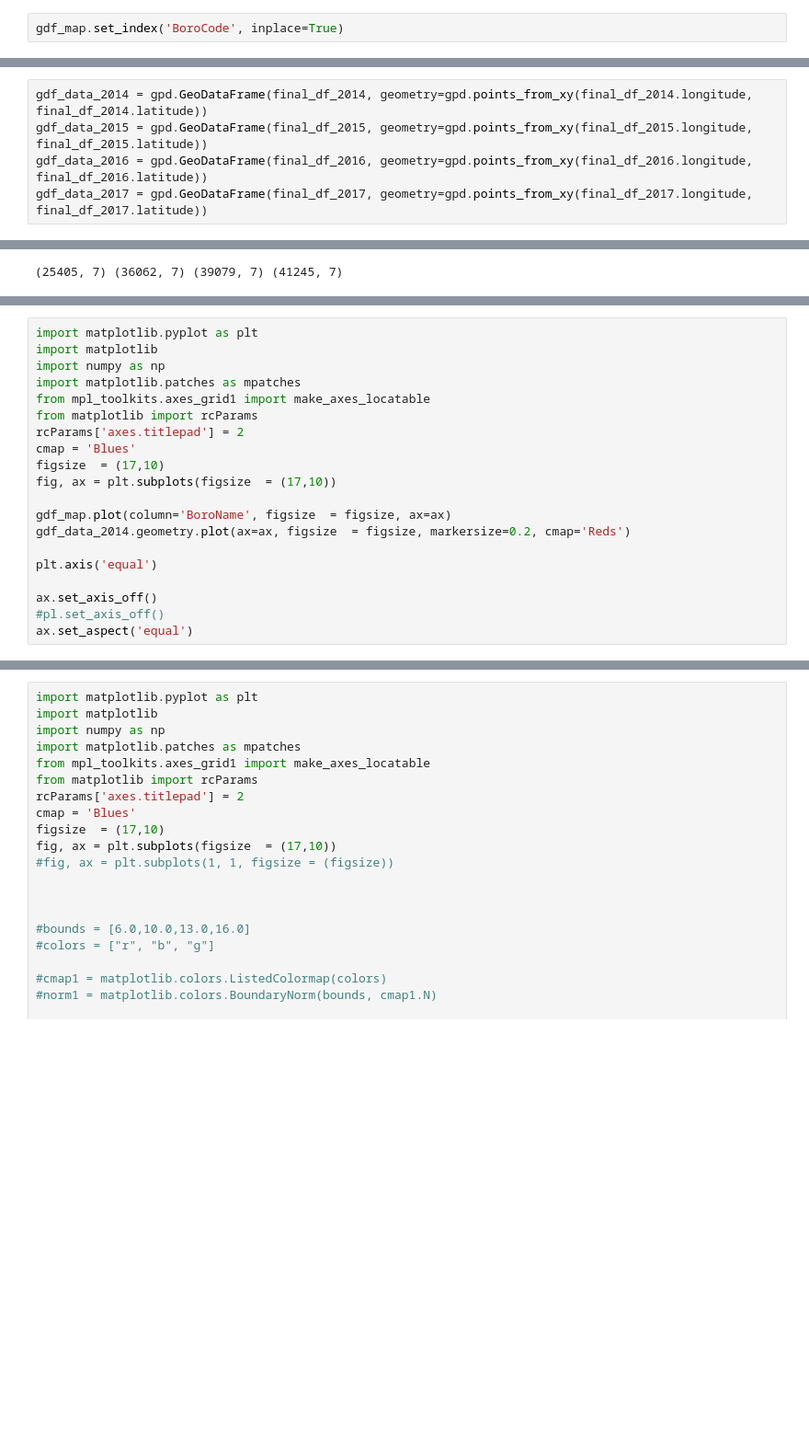
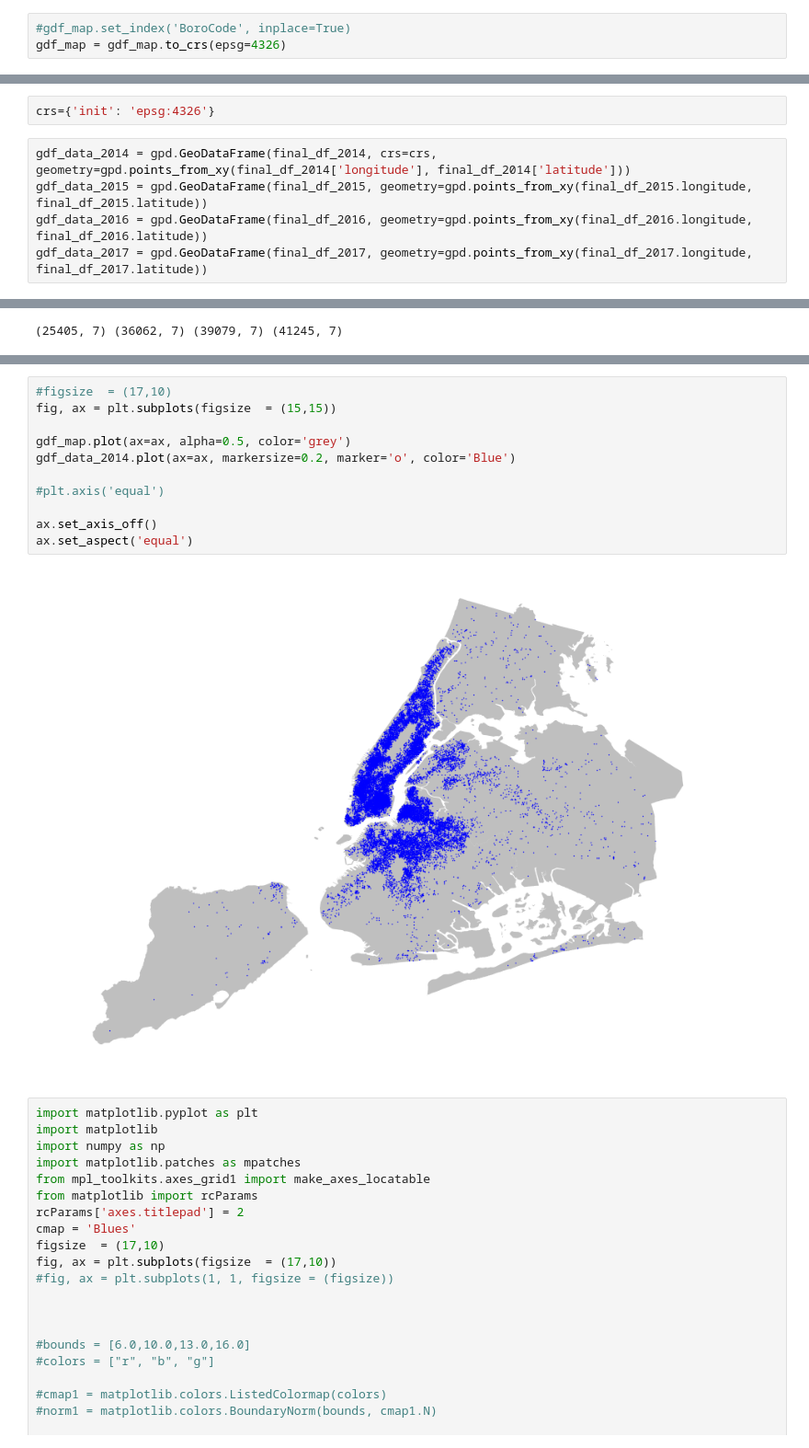
Before and after one commit to Saranyanv/test, a Jupyter notebook: Untitled16.ipynb, the cells around one changed output, grey strips where cells are left out. Shown at 92% size. Cells and saved outputs as stored; diff of their text form; blank space fills up the shorter version.

```diff
--- a/Untitled16.ipynb
+++ b/Untitled16.ipynb
@@ -105,4 +105,5 @@ import geopandas as gpd
 # %%
 gdf_map = gpd.read_file(gpd.datasets.get_path('nybb'))
 # %%
-gdf_map.set_index('BoroCode', inplace=True)
+#gdf_map.set_index('BoroCode', inplace=True)
+gdf_map = gdf_map.to_crs(epsg=4326)
@@ -118,8 +123,10 @@ final_df_2017=final_df[final_df['last_modified_fmtd'].isin(['201707'])]
 print (final_df_2014.shape, final_df_2015.shape, final_df_2016.shape, final_df_2017.shape)
 # %% [output]
 (25405, 6) (36062, 6) (39079, 6) (41245, 6)
+# %%
+crs={'init': 'epsg:4326'}
 # %%
-gdf_data_2014 = gpd.GeoDataFrame(final_df_2014, geometry=gpd.points_from_xy(final_df_2014.longitude, final_df_2014.latitude))
+gdf_data_2014 = gpd.GeoDataFrame(final_df_2014, crs=crs, geometry=gpd.points_from_xy(final_df_2014['longitude'], final_df_2014['latitude']))
 gdf_data_2015 = gpd.GeoDataFrame(final_df_2015, geometry=gpd.points_from_xy(final_df_2015.longitude, final_df_2015.latitude))
 gdf_data_2016 = gpd.GeoDataFrame(final_df_2016, geometry=gpd.points_from_xy(final_df_2016.longitude, final_df_2016.latitude))
 gdf_data_2017 = gpd.GeoDataFrame(final_df_2017, geometry=gpd.points_from_xy(final_df_2017.longitude, final_df_2017.latitude))
@@ -139,20 +146,0 @@ Name: geometry, dtype: object
-# %%
-import matplotlib.pyplot as plt
-import matplotlib
-import numpy as np
-import matplotlib.patches as mpatches
-from mpl_toolkits.axes_grid1 import make_axes_locatable
-from matplotlib import rcParams
-rcParams['axes.titlepad'] = 2
-cmap = 'Blues'
-figsize  = (17,10)
-fig, ax = plt.subplots(figsize  = (17,10))
-
-gdf_map.plot(column='BoroName', figsize  = figsize, ax=ax)
-gdf_data_2014.geometry.plot(ax=ax, figsize  = figsize, markersize=0.2, cmap='Reds')
-
-plt.axis('equal')
-
-ax.set_axis_off()
-#pl.set_axis_off()
-ax.set_aspect('equal')
@@ -162,3 +147,16 @@ ax.set_aspect('equal')
+# %%
+#figsize  = (17,10)
+fig, ax = plt.subplots(figsize  = (15,15))
+
+gdf_map.plot(ax=ax, alpha=0.5, color='grey')
+gdf_data_2014.plot(ax=ax, markersize=0.2, marker='o', color='Blue')
+
+#plt.axis('equal')
+
+ax.set_axis_off()
+ax.set_aspect('equal')
+# %% [output]
+[figure, added]
 # %%
 import matplotlib.pyplot as plt
 import matplotlib
```
Also changed, not shown: parts of 5 cells of this notebook.
